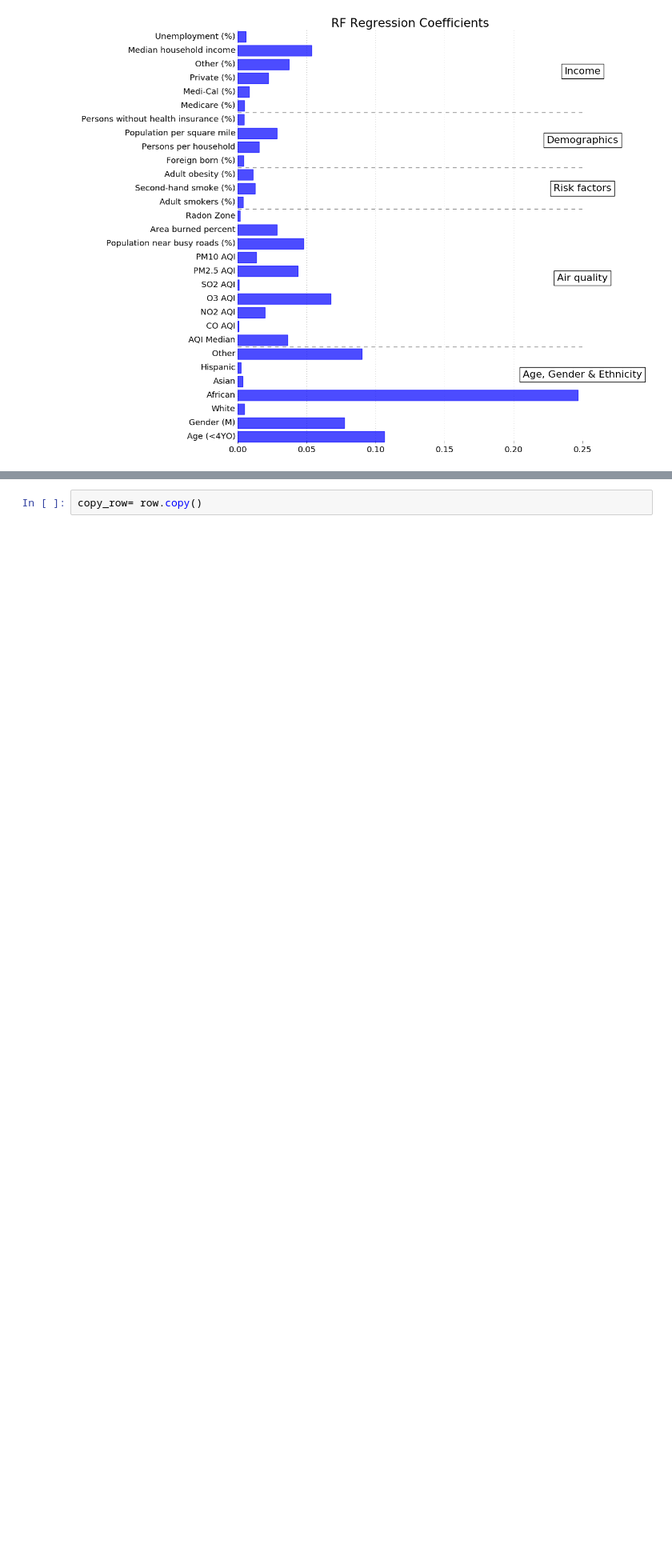
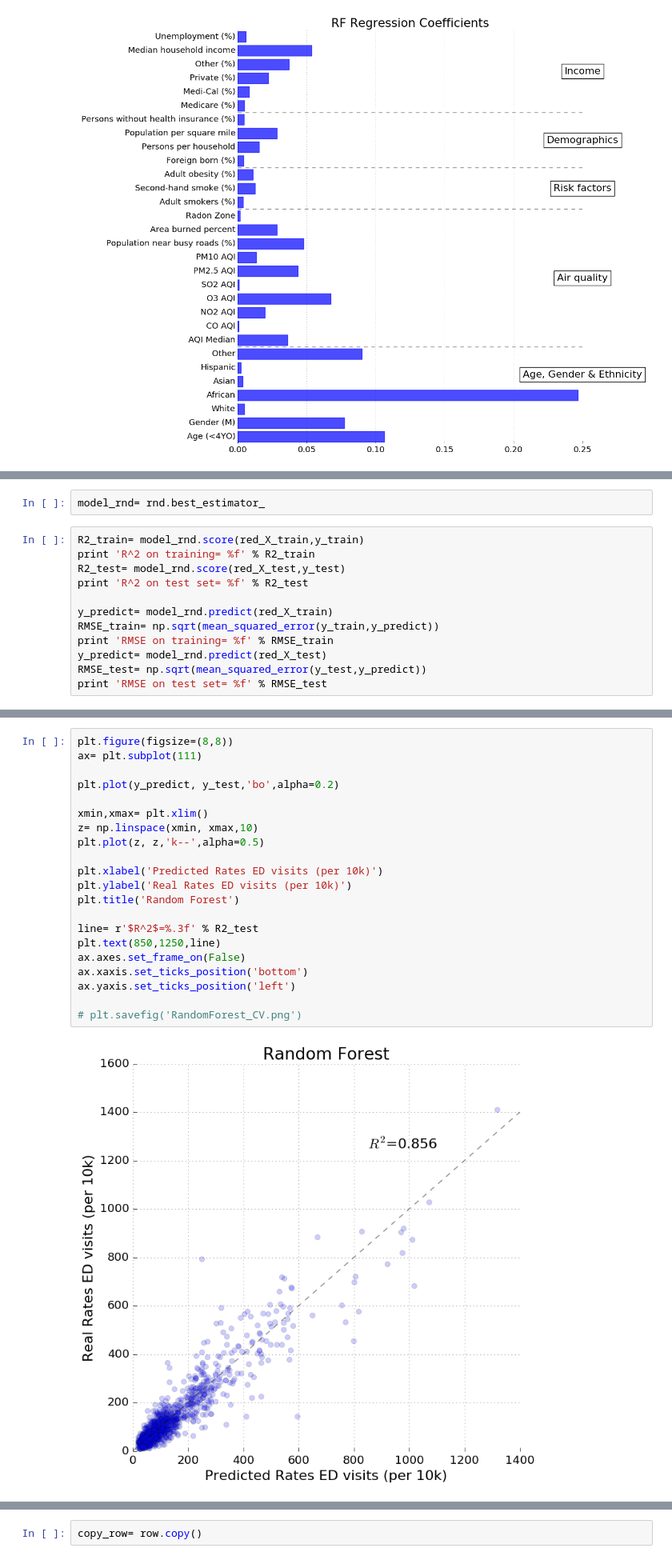
Before and after one commit to joao-r-santos/Asthma, a Jupyter notebook: Data/Exploratory RandomForest.ipynb, the cells around one changed output, grey strips where cells are left out. Shown at 80% size. Drawn from its saved outputs; the diff is of its cells as text; blank space fills up the shorter version.

```diff
--- a/Data/Exploratory RandomForest.ipynb
+++ b/Data/Exploratory RandomForest.ipynb
@@ -456,0 +548,14 @@ plt.savefig('RandomForest_CV_coeff_sorted.png')
+# %%
+model_rnd= rnd.best_estimator_
+# %%
+R2_train= model_rnd.score(red_X_train,y_train)
+print 'R^2 on training= %f' % R2_train
+R2_test= model_rnd.score(red_X_test,y_test)
+print 'R^2 on test set= %f' % R2_test
+
+y_predict= model_rnd.predict(red_X_train)
+RMSE_train= np.sqrt(mean_squared_error(y_train,y_predict))
+print 'RMSE on training= %f' % RMSE_train
+y_predict= model_rnd.predict(red_X_test)
+RMSE_test= np.sqrt(mean_squared_error(y_test,y_predict))
+print 'RMSE on test set= %f' % RMSE_test
@@ -456,0 +569,23 @@ plt.savefig('RandomForest_CV_coeff_sorted.png')
+# %%
+plt.figure(figsize=(8,8))
+ax= plt.subplot(111)
+
+plt.plot(y_predict, y_test,'bo',alpha=0.2)
+
+xmin,xmax= plt.xlim()
+z= np.linspace(xmin, xmax,10)
+plt.plot(z, z,'k--',alpha=0.5)
+
+plt.xlabel('Predicted Rates ED visits (per 10k)')
+plt.ylabel('Real Rates ED visits (per 10k)')
+plt.title('Random Forest')
+
+line= r'$R^2$=%.3f' % R2_test
+plt.text(850,1250,line)
+ax.axes.set_frame_on(False)
+ax.xaxis.set_ticks_position('bottom')
+ax.yaxis.set_ticks_position('left')
+
+# plt.savefig('RandomForest_CV.png')
+# %% [output]
+[figure, added]
```
Also changed, not shown: parts of 42 cells of this notebook, 3 other files.
